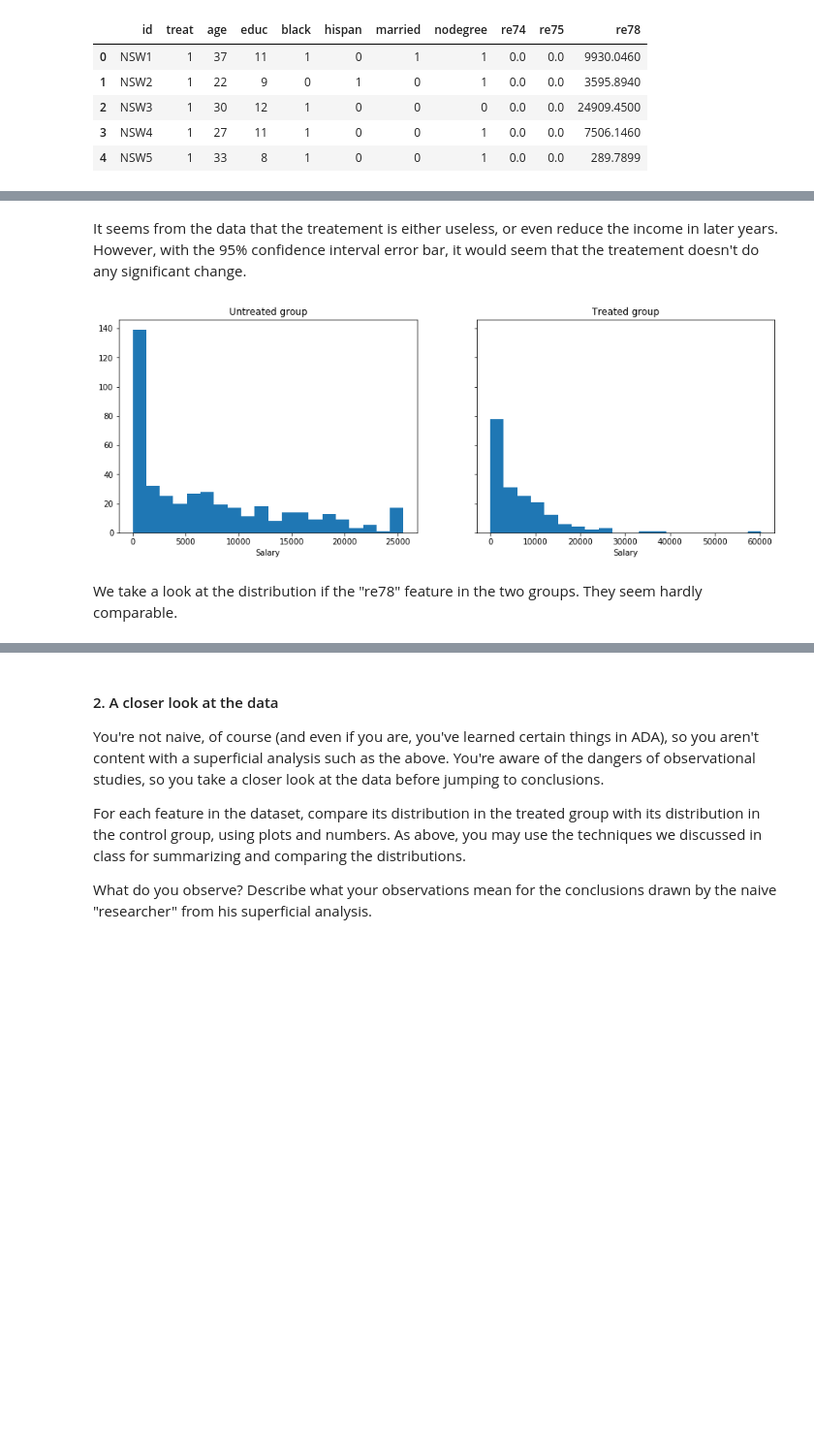
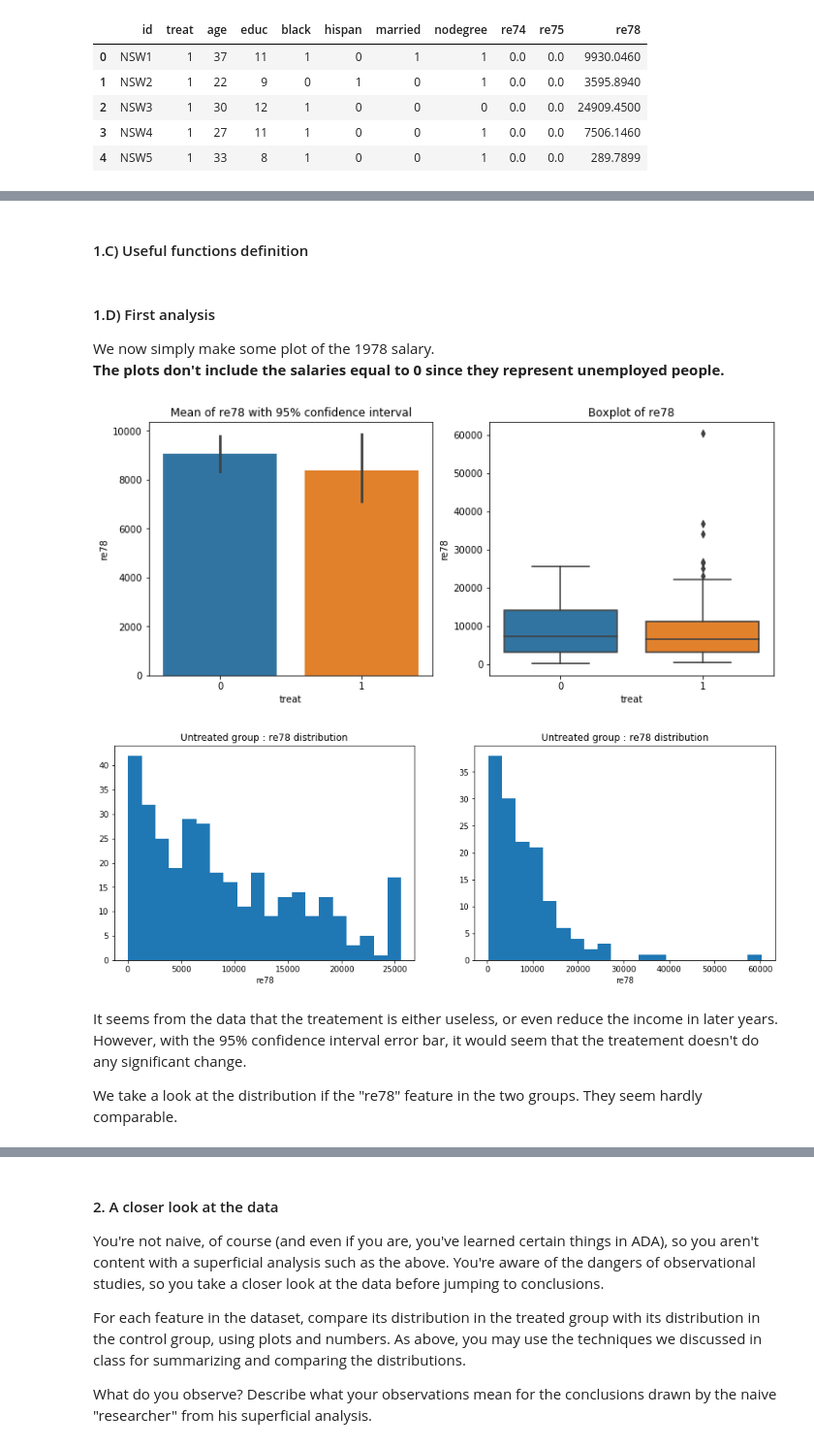
Before and after one commit to mj2905/ProjectMYP, a Jupyter notebook: HW4/Homework 4 Yves.ipynb, the cells around one changed output, grey strips where cells are left out. Shown: that part at 97% size. Drawn from its saved outputs; the diff is of its cells as text; code cells hidden in the pictures; blank space fills up the shorter version.

```diff
--- a/HW4/Homework 4 Yves.ipynb
+++ b/HW4/Homework 4 Yves.ipynb
@@ -74,0 +83,43 @@ pass
+# %% [markdown]
+####  1.C) Useful functions definition
+# %%
+def plot_salaries(data, years=['74', '75', '78']):
+    """
+    Plot the salaries using barplot (mean with 95% confidence interval),
+    boxplots, and histogram for distribution. The years parameter can take
+    one or many years to compare.
+    """
+
+    fig, ax = plt.subplots(len(years), 2, figsize=(12, len(years)*5))
+
+    if len(years)==1:
+        ax = ax.reshape((1, 2))
+
+    #Bar plot
+    for i,year in enumerate(years):
+        plot = sns.barplot(x='treat', y='re'+year, data=data[data['jobless'+year]==0], ci=95.0, ax=ax[i, 0])
+        plot.set_title("Mean of re"+year+" with 95% confidence interval")
+
+    #Boxplot
+    for i,year in enumerate(years):
+        plot = sns.boxplot(x='treat', y='re'+year, data=data[data['jobless'+year]==0], ax=ax[i, 1])
+        plot.set_title("Boxplot of re"+year)
+
+
+    #Histogram
+    fig, ax = plt.subplots(len(years), 2, figsize=(15, len(years)*5))
+
+    if len(years)==1:
+        ax = ax.reshape((1, 2))
+
+    for i,year in enumerate(years):
+        #Untreated group
+        x = data[(data.treat==0) & (data['jobless'+year]==0)]['re'+year]
+        ax[i, 0].set_title("Untreated group : re"+year+" distribution")
+        ax[i, 0].set_xlabel('re'+year)
+        ax[i, 0].hist(x.values, bins=20)
+        #Treated group
+        x = data[(data.treat==1) & (data['jobless'+year]==0)]['re'+year]
+        ax[i, 1].set_title("Untreated group : re"+year+" distribution")
+        ax[i, 1].set_xlabel('re'+year)
+        ax[i, 1].hist(x.values, bins=20)
@@ -75,20 +182,15 @@ pass
+# %% [markdown]
+#### 1.D) First analysis
+
+We now simply make some plot of the 1978 salary.
+**The plots don't include the salaries equal to 0 since they represent unemployed people.**
+# %%
+plot_salaries(data, years=['78'])
+# %% [output]
+[figure, added]
+[figure, added]
 # %% [markdown]
 It seems from the data that the treatement is either useless, or even reduce the income in later years. However, with the 95% confidence interval error bar, it would seem that the treatement doesn't do any significant change.
+
+We take a look at the distribution if the "re78" feature in the two groups. They seem hardly comparable.
-# %%
-fig, ax = plt.subplots(1, 2, sharey=True, figsize=(15, 5))
-#Untreated group
-x = data[data.treat==0].re78
-ax[0].set_title("Untreated group")
-ax[0].set_xlabel("Salary")
-ax[0].hist(x.values, bins=20)
-#Treated Group
-x = data[data.treat==1].re78
-ax[1].set_title("Treated group")
-ax[1].set_xlabel("Salary")
-ax[1].hist(x.values, bins=20)
-pass
-# %% [output]
-[figure, removed]
-# %% [markdown]
-We take a look at the distribution if the "re78" feature in the two groups. They seem hardly comparable.
 # %% [markdown]
```
Also changed, not shown: parts of 49 cells of this notebook.
